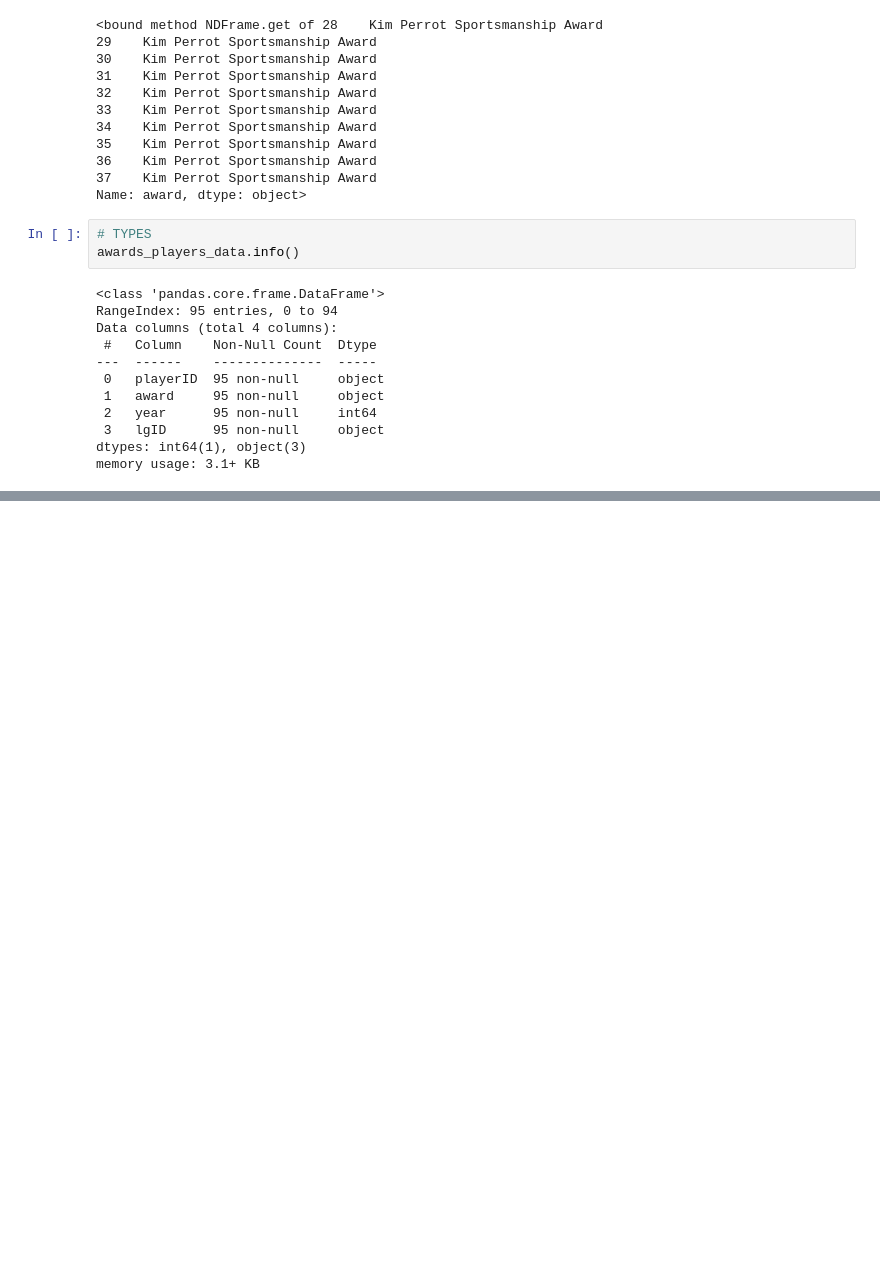
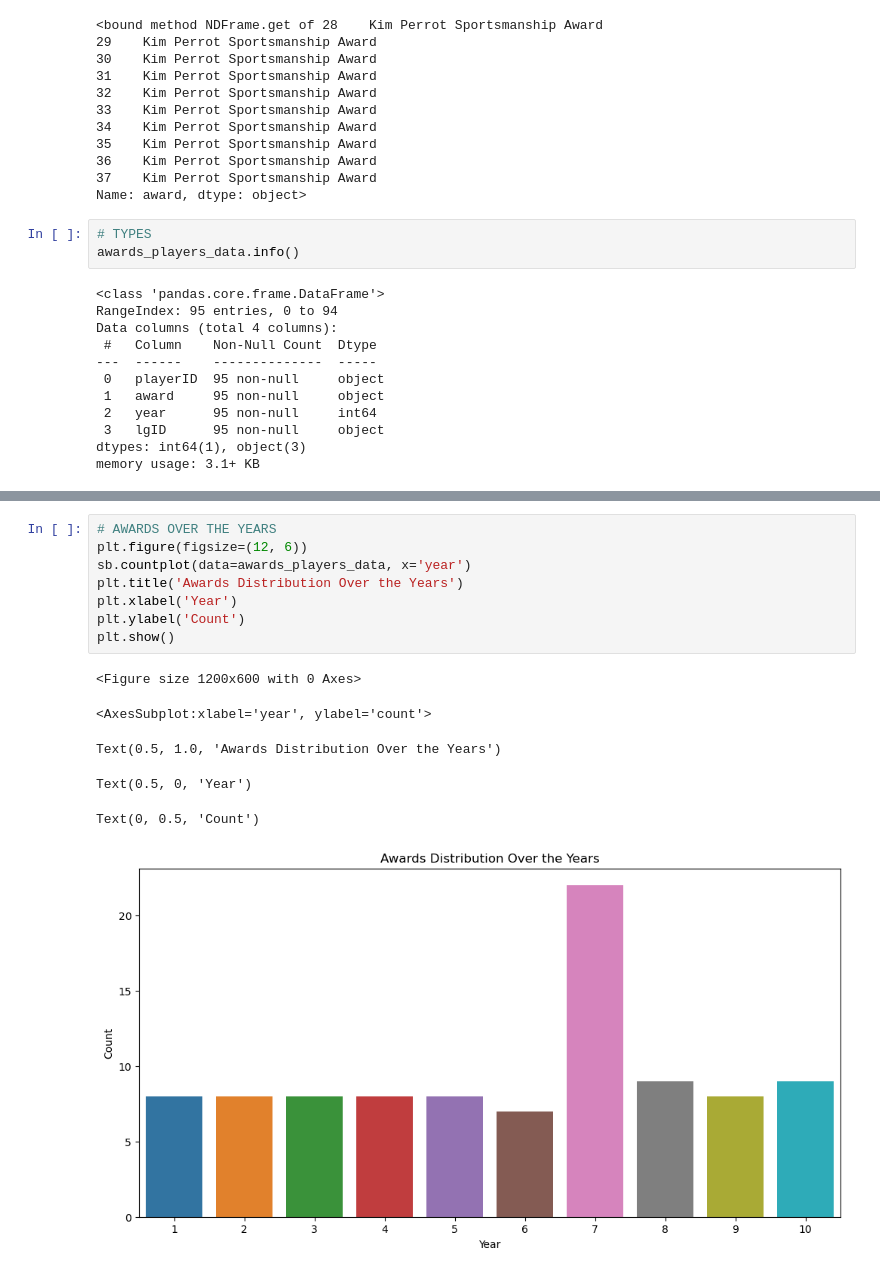
Before and after one commit to DiogoSilva11/AC_proj, a Jupyter notebook: src/awards_players.ipynb, the cells around one changed output, grey strips where cells are left out. Saved outputs shown, nothing was run; the diff lists cells and outputs as text; blank space fills up the shorter version.

```diff
--- a/src/awards_players.ipynb
+++ b/src/awards_players.ipynb
@@ -94,0 +123,15 @@ memory usage: 3.1+ KB
+# %%
+# AWARDS OVER THE YEARS
+plt.figure(figsize=(12, 6))
+sb.countplot(data=awards_players_data, x='year')
+plt.title('Awards Distribution Over the Years')
+plt.xlabel('Year')
+plt.ylabel('Count')
+plt.show()
+# %% [output]
+<Figure size 1200x600 with 0 Axes>
+<AxesSubplot:xlabel='year', ylabel='count'>
+Text(0.5, 1.0, 'Awards Distribution Over the Years')
+Text(0.5, 0, 'Year')
+Text(0, 0.5, 'Count')
+[figure, added]
```
Also changed, not shown: parts of 2 cells of this notebook.
